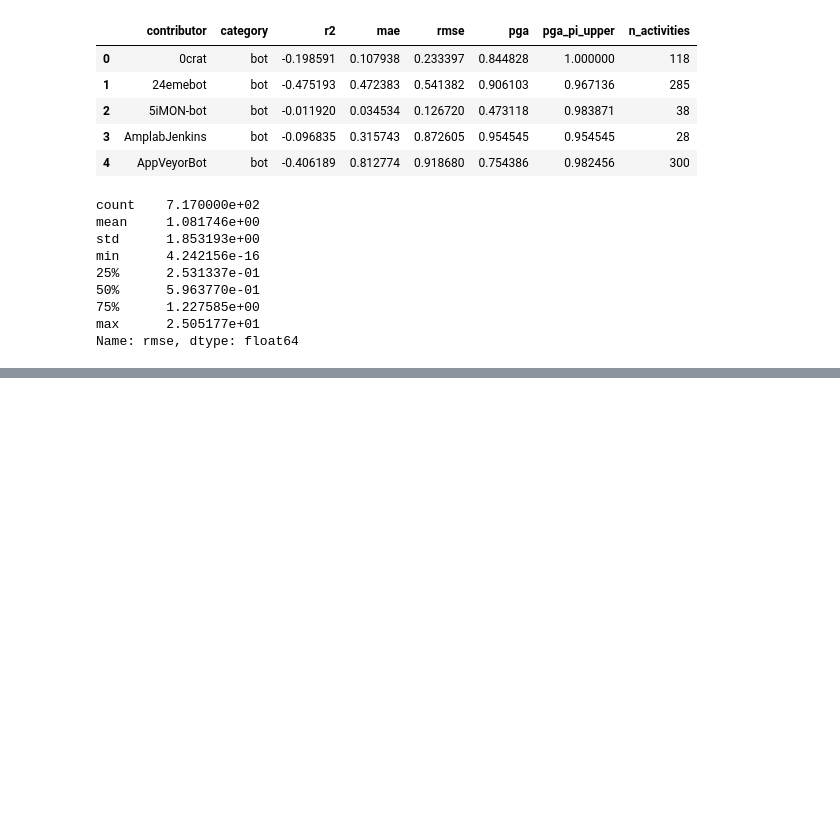
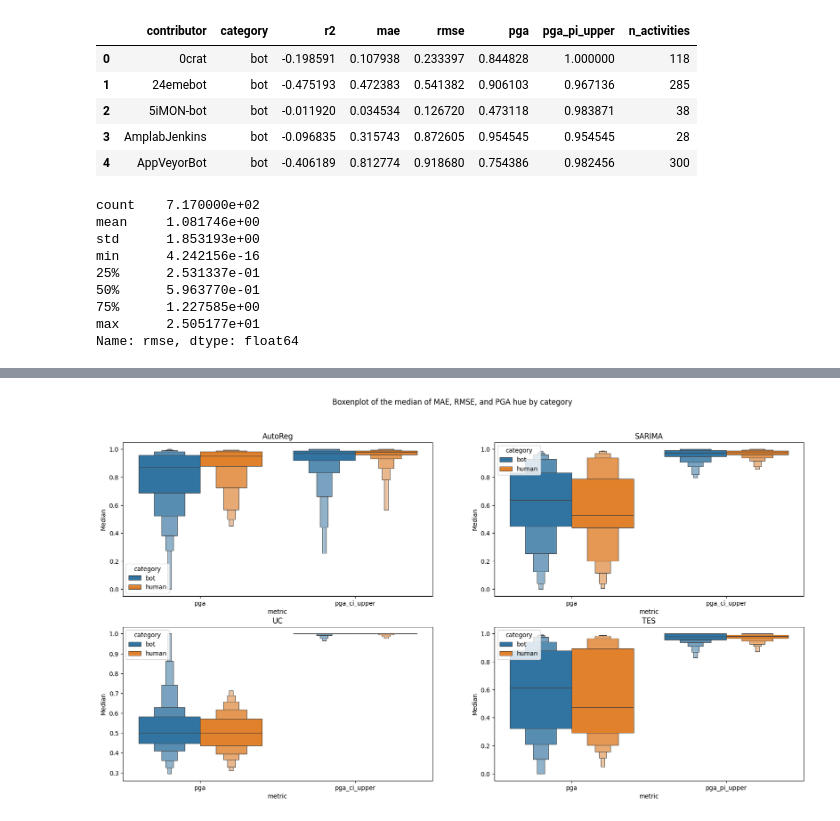
Before and after one commit to uhourri/GH-Bots-API, a Jupyter notebook: code/Models comparing using time sequences.ipynb, the cells around one changed output, grey strips where cells are left out. Saved outputs shown, nothing was run; the diff lists cells and outputs as text; code cells hidden in the pictures; blank space fills up the shorter version.

```diff
--- a/code/Models comparing using time sequences.ipynb
+++ b/code/Models comparing using time sequences.ipynb
@@ -852,0 +849,41 @@ plt.show()
+# %%
+# create dataframes with the given data
+data1 = ar_results[['category', 'pga', 'pga_ci_upper']]
+data2 = sarima_results[['category', 'pga', 'pga_ci_upper']]
+data3 = uc_results[['category', 'pga', 'pga_ci_upper']]
+data4 = tes_results[['category', 'pga', 'pga_pi_upper']]
+
+# melt the dataframes
+melted_data1 = pd.melt(data1, id_vars=['category'], var_name='metric', value_name='value')
+melted_data2 = pd.melt(data2, id_vars=['category'], var_name='metric', value_name='value')
+melted_data3 = pd.melt(data3, id_vars=['category'], var_name='metric', value_name='value')
+melted_data4 = pd.melt(data4, id_vars=['category'], var_name='metric', value_name='value')
+
+# create subplots
+fig, axs = plt.subplots(nrows=2, ncols=2, figsize=(20, 10))
+
+# plot the boxenplots
+sns.boxenplot(ax=axs[0, 0], x='metric', y='value', hue='category', data=melted_data1, showfliers=False)
+sns.boxenplot(ax=axs[0, 1], x='metric', y='value', hue='category', data=melted_data2, showfliers=False)
+sns.boxenplot(ax=axs[1, 0], x='metric', y='value', hue='category', data=melted_data3, showfliers=False)
+sns.boxenplot(ax=axs[1, 1], x='metric', y='value', hue='category', data=melted_data4, showfliers=False)
+
+# set the titles
+axs[0, 0].set_title('AutoReg')
+axs[0, 1].set_title('SARIMA')
+axs[1, 0].set_title('UC')
+axs[1, 1].set_title('TES')
+
+# set the y-label
+axs[0, 0].set_ylabel('Median')
+axs[0, 1].set_ylabel('Median')
+axs[1, 0].set_ylabel('Median')
+axs[1, 1].set_ylabel('Median')
+
+# set the plot title
+plt.suptitle('Boxenplot of the median of MAE, RMSE, and PGA hue by category')
+
+# show the plot
+plt.show()
+# %% [output]
+[figure, added]
```
Also changed, not shown: parts of 3 cells of this notebook.
